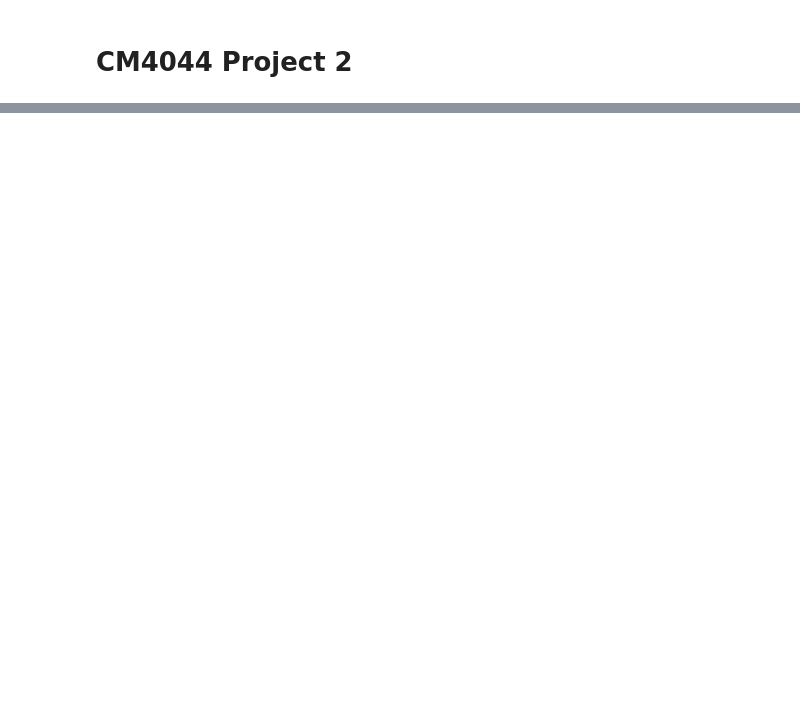
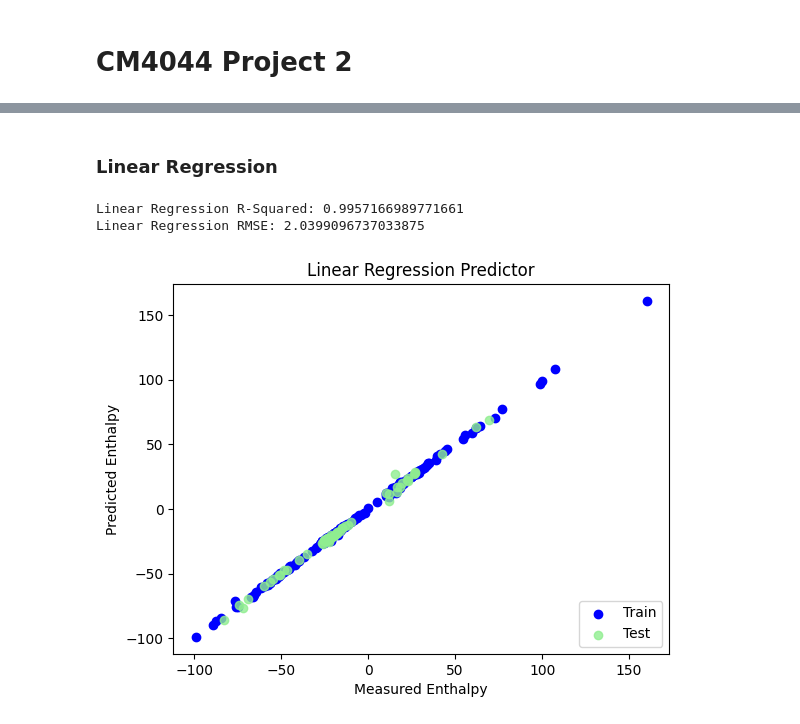
Before and after one commit to tracehhh/NTU-CM4044-ML-Mini-project-2, a Jupyter notebook: CM4044 Project 2.ipynb, the cells around one changed output, grey strips where cells are left out. Drawn from its saved outputs; the diff is of its cells as text; code cells hidden in the pictures; blank space fills up the shorter version.

Commit message:
Implemented SVR and linear regression

```diff
--- a/CM4044 Project 2.ipynb
+++ b/CM4044 Project 2.ipynb
@@ -52,3 +52,30 @@ st = StandardScaler()
 X = st.fit_transform(X)
 
 X_train, X_test, y_train, y_test = train_test_split(X, y, test_size=0.2, random_state=42)
+# %% [markdown]
+### Linear Regression
+# %%
+np.random.seed(0)
+
+lr = LinearRegression()
+lr.fit(X_train, y_train)
+y_pred_lr = lr.predict(X_test)
+
+#model evaluation
+r2_lr = r2_score(y_test, y_pred_lr)
+rmse_lr = np.sqrt(mean_squared_error(y_test, y_pred_lr))
+print(f"Linear Regression R-Squared: {r2_lr}")
+print(f"Linear Regression RMSE: {rmse_lr}")
+
+plt.scatter(y_train,lr.predict(X_train), label = 'Train', c='blue')
+plt.title('Linear Regression Predictor')
+plt.xlabel('Measured Enthalpy')
+plt.ylabel('Predicted Enthalpy')
+plt.scatter(y_test,lr.predict(X_test),c='lightgreen', label='Test', alpha = 0.8)
+plt.legend(loc=4)
+#plt.savefig('Linear Regression Predictor.png', dpi=300)
+plt.show()
+# %% [output]
+Linear Regression R-Squared: 0.9957166989771661
+Linear Regression RMSE: 2.0399096737033875
+[figure, added]
```
Also changed, not shown: parts of 3 cells of this notebook, 1 other file.
